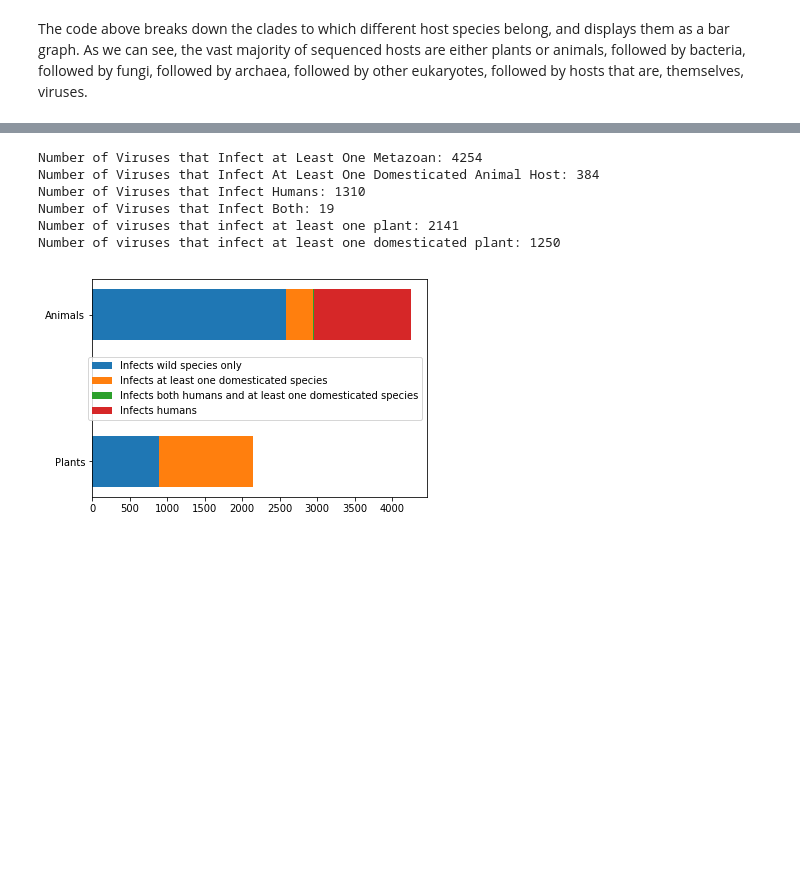
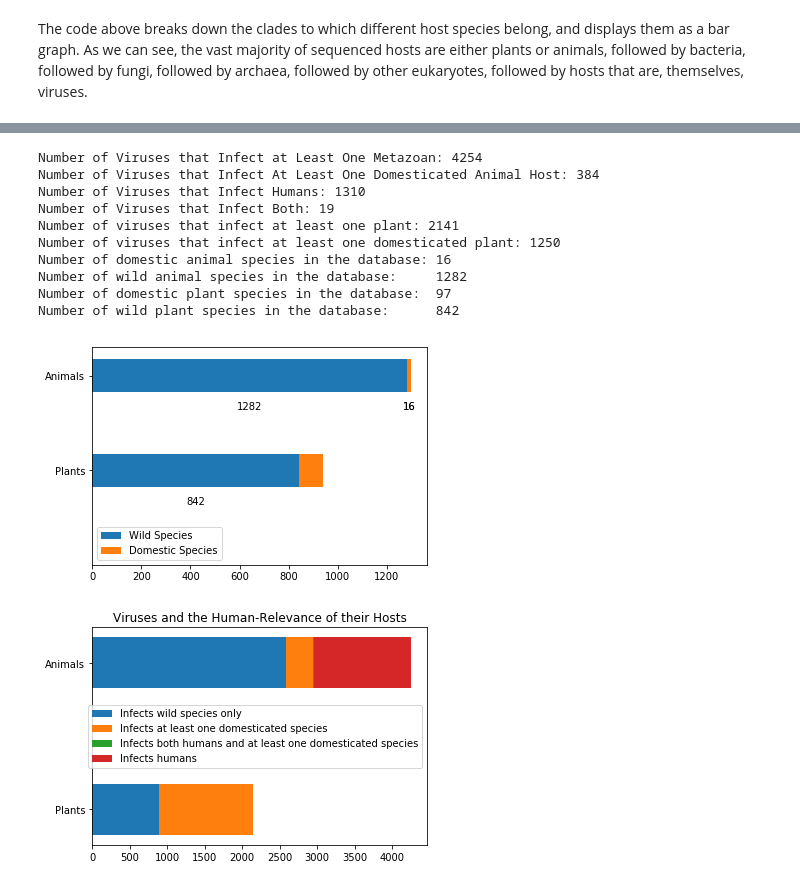
Before and after one commit to sable-cat/anthropocentric-sequencing, a Jupyter notebook: Project.ipynb, the cells around one changed output, grey strips where cells are left out. Saved outputs shown, nothing was run; the diff lists cells and outputs as text; code cells hidden in the pictures; blank space fills up the shorter version.

```diff
--- a/Project.ipynb
+++ b/Project.ipynb
@@ -420,31 +422,107 @@ def plotInfectsWhat(total_animals, humans, domesticated_animals, both, total_pla
     wild_animals = total_animals - (humans + domesticated_animals - both)
     wild_plants = total_plants - domesticated_plants
     wild = (wild_plants, wild_animals)
 
     only_domestic_animals = domesticated_animals - both
     domestic = (domesticated_plants, only_domestic_animals)
 
     only_humans = humans - both
     pair_humans = (0, only_humans)
     pair_both   = (0, both)
 
     ind = np.arange(2)
 
     fig, ax = plt.subplots()
     pWild     = ax.barh(ind, wild,        height=0.35, align='center')
     pDomestic = ax.barh(ind, domestic,    height=0.35, align='center', left=wild)
     pBoth     = ax.barh(ind, pair_both,   height=0.35, align='center', left=(wild[0]+domestic[0], wild[1]+domestic[1]) )
     pHumans   = ax.barh(ind, pair_humans, height=0.35, align='center', left=(wild[0]+domestic[0]+pair_both[0], wild[1]+domestic[1]+pair_both[1]) )
 
     ax.legend( (pWild, pDomestic, pBoth, pHumans), ("Infects wild species only", "Infects at least one domesticated species", "Infects both humans and at least one domesticated species", "Infects humans"))
+    ax.set_title("Viruses and the Human-Relevance of their Hosts")
     plt.yticks(ind, ("Plants", "Animals"))
 
+
+def plotIsDomesticOrHuman(myEntries, domesticated_animals, domesticated_plants):
+    counted_domestic_animals = []
+    counted_wild_animals     = []
+    counted_domestic_plants  = []
+    counted_wild_plants      = []
+
+    for virus_tax_id, record in myEntries.items():
+        for host in record.hosts:
+            split_lineage = host.lineage.split('; ')
+            if len(split_lineage) < 2:
+                continue
+            if split_lineage[1] == 'Metazoa':
+                if host.name == "Homo sapiens" or "Homo" in host.lineage:
+                    continue
+                elif host.name in domesticated_animals:
+                    if host.name not in counted_domestic_animals:
+                        counted_domestic_animals.append(host.name)
+                else:
+                    if host.name not in counted_wild_animals:
+                        counted_wild_animals.append(host.name)
+            elif split_lineage[1] == 'Viridiplantae':
+                if host.name in domesticated_plants:
+                    if host.name not in counted_domestic_plants:
+                        counted_domestic_plants.append(host.name)
+                else:
+                    if host.name not in counted_wild_plants:
+                        counted_wild_plants.append(host.name)
+
+    num_domestic_animals = len(counted_domestic_animals)
+    num_wild_animals     = len(counted_wild_animals)
+    num_domestic_plants  = len(counted_domestic_plants)
+    num_wild_plants      = len(counted_wild_plants)
+
+    wild = (num_wild_plants, num_wild_animals)
+    domestic = (num_domestic_plants, num_domestic_animals)
+
+    ind = np.arange(2)
+
+    fig, ax = plt.subplots()
+    pWild = ax.barh(ind, wild, height=0.35, align='center')
+    pDomestic = ax.barh(ind, domestic, height=0.35, align='center', left=wild)
+
+    ax.legend( (pWild, pDomestic), ("Wild Species", "Domestic Species") )
+    ax.set_ylim(-1, 1.3)
+    plt.yticks(ind, ("Plants", "Animals"))
+
+
+    #for bar in s_bars:
+    #    width = bar.get_width()
+    #    plt.text(width + 20, bar.get_y() + bar.get_height()/2., '%d' % int(width), ha='left', va='center')
+
+    for ind in range(0, 2):
+        bar = pWild[ind]
+        width = bar.get_width()
+        plt.text(width/2, bar.get_y() - 0.1, '%d' % int(width), ha='center', va='top')
+
+    for ind in range(0, 2):
+        bar = pDomestic[ind]
+        width = bar.get_width()
+        plt.text(pWild[ind].get_width() + width/2, bar.get_y() - 0.1, '%d' % int(width), ha='center', va='top')
+
+
+
+    print("Number of domestic animal species in the database: %d" % num_domestic_animals)
+    print("Number of wild animal species in the database:     %d" % num_wild_animals)
+    print("Number of domestic plant species in the database:  %d" % num_domestic_plants)
+    print("Number of wild plant species in the database:      %d" % num_wild_plants)
+
+plotIsDomesticOrHuman(myEntries, DOMESTICATED_ANIMALS, DOMESTICATED_PLANTS)
 plotInfectsWhat(infects_at_least_one_metazoan, infects_humans, infects_at_least_one_domesticated_animal, infects_humans_and_at_least_one_domesticated_animal, infects_at_least_one_plant, infects_at_least_one_domesticated_plant)
 # %% [output]
 Number of Viruses that Infect at Least One Metazoan: 4254
 Number of Viruses that Infect At Least One Domesticated Animal Host: 384
 Number of Viruses that Infect Humans: 1310
 Number of Viruses that Infect Both: 19
 Number of viruses that infect at least one plant: 2141
 Number of viruses that infect at least one domesticated plant: 1250
+Number of domestic animal species in the database: 16
+Number of wild animal species in the database:     1282
+Number of domestic plant species in the database:  97
+Number of wild plant species in the database:      842
-[figure, old version]
+[figure, new version]
+[figure, added]
```
Also changed, not shown: parts of 4 cells of this notebook.
